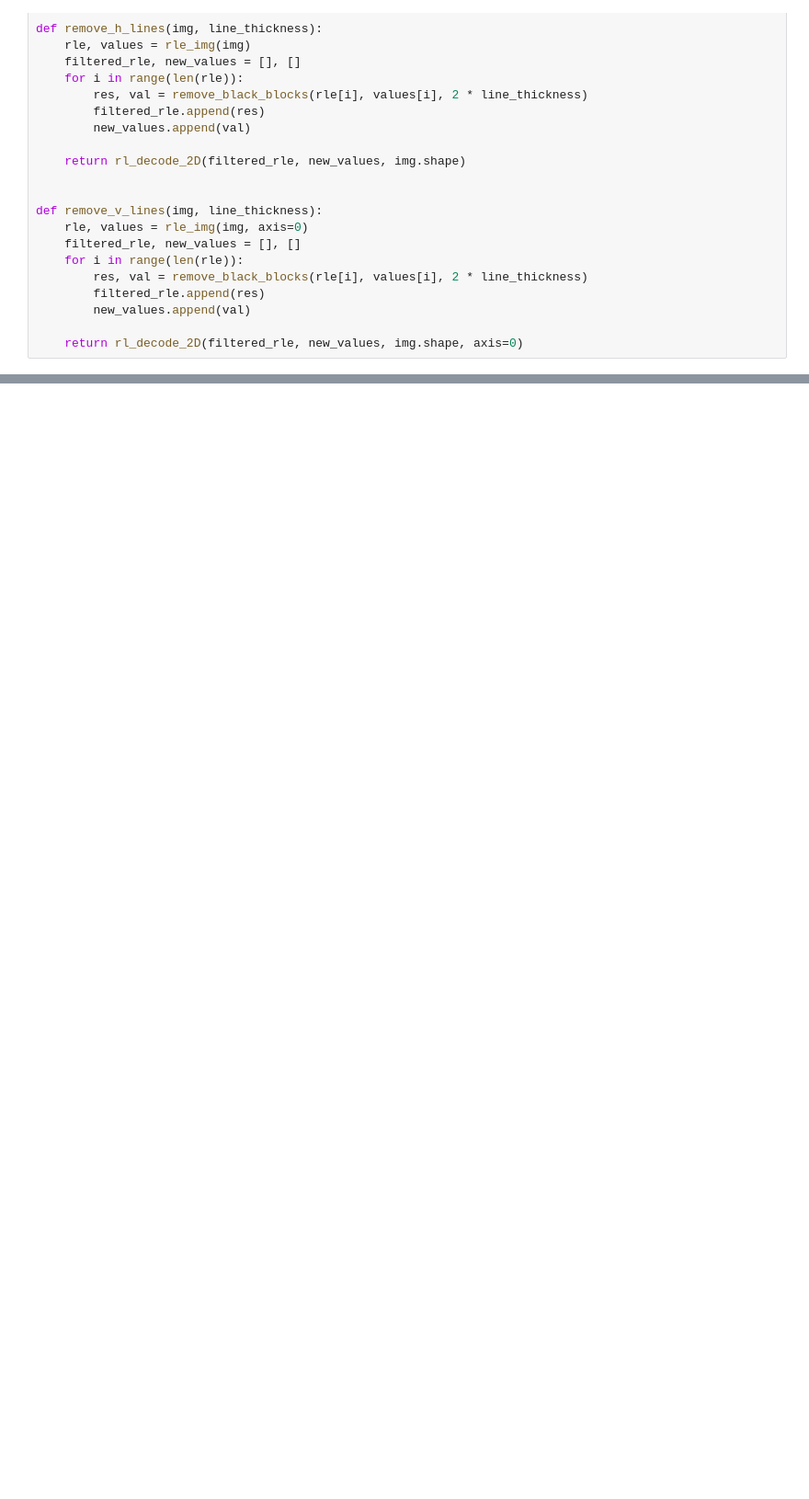
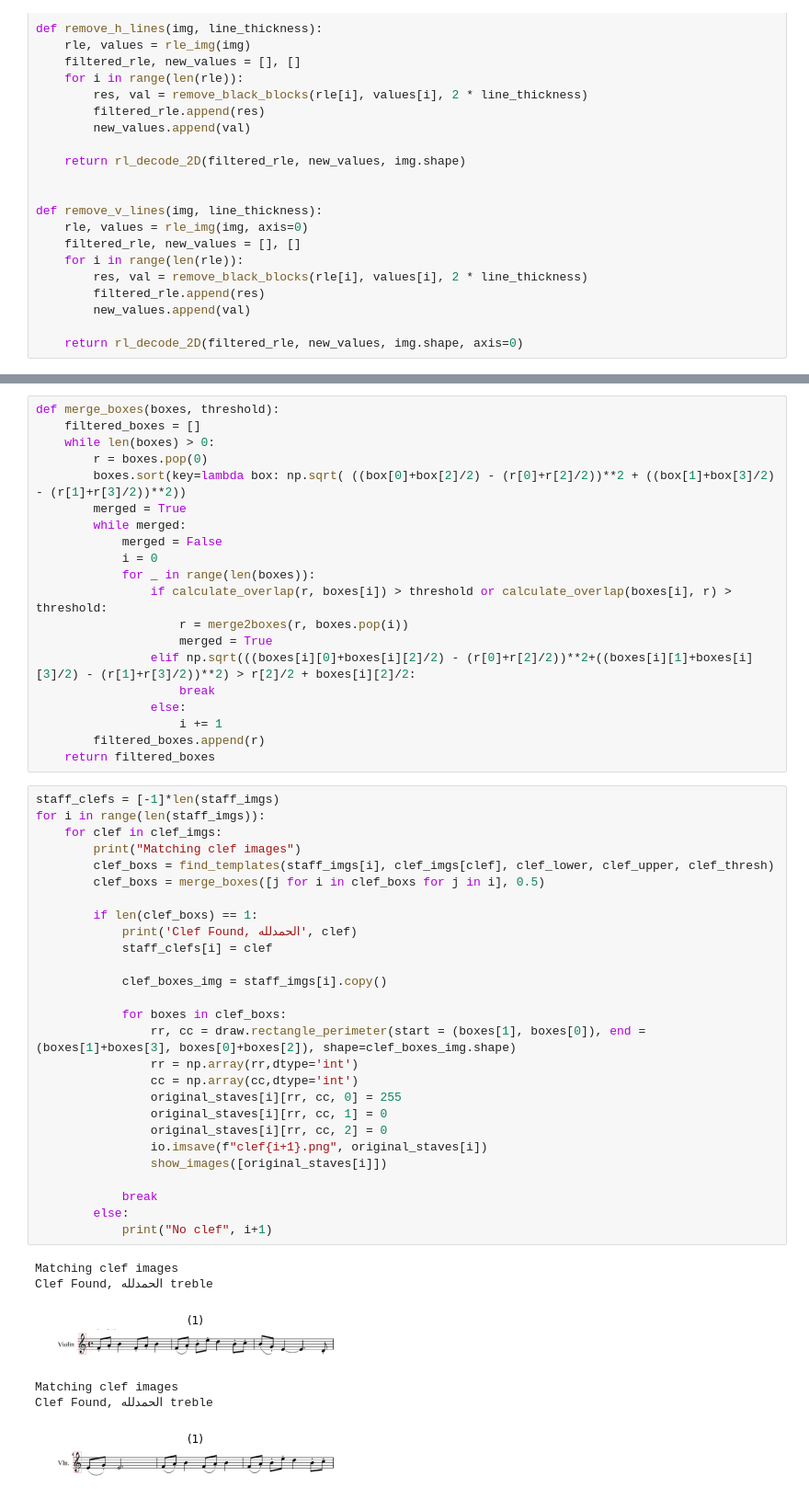
Before and after one commit to aashrafh/Mozart, a Jupyter notebook: omr2.ipynb, the cells around one changed output, grey strips where cells are left out. Shown at 92% size. Cells and saved outputs as stored; diff of their text form; blank space fills up the shorter version.

Commit message:
Detect clef and time

```diff
--- a/omr2.ipynb
+++ b/omr2.ipynb
@@ -257,0 +349,54 @@ for clef in clef_imgs:
+# %%
+def merge_boxes(boxes, threshold):
+    filtered_boxes = []
+    while len(boxes) > 0:
+        r = boxes.pop(0)
+        boxes.sort(key=lambda box: np.sqrt( ((box[0]+box[2]/2) - (r[0]+r[2]/2))**2 + ((box[1]+box[3]/2) - (r[1]+r[3]/2))**2))
+        merged = True
+        while merged:
+            merged = False
+            i = 0
+            for _ in range(len(boxes)):
+                if calculate_overlap(r, boxes[i]) > threshold or calculate_overlap(boxes[i], r) > threshold:
+                    r = merge2boxes(r, boxes.pop(i))
+                    merged = True
+                elif np.sqrt(((boxes[i][0]+boxes[i][2]/2) - (r[0]+r[2]/2))**2+((boxes[i][1]+boxes[i][3]/2) - (r[1]+r[3]/2))**2) > r[2]/2 + boxes[i][2]/2:
+                    break
+                else:
+                    i += 1
+        filtered_boxes.append(r)
+    return filtered_boxes
+# %%
+staff_clefs = [-1]*len(staff_imgs)
+for i in range(len(staff_imgs)):
+    for clef in clef_imgs:
+        print("Matching clef images")
+        clef_boxs = find_templates(staff_imgs[i], clef_imgs[clef], clef_lower, clef_upper, clef_thresh)
+        clef_boxs = merge_boxes([j for i in clef_boxs for j in i], 0.5)
+
+        if len(clef_boxs) == 1:
+            print('Clef Found, الحمدلله', clef)
+            staff_clefs[i] = clef
+
+            clef_boxes_img = staff_imgs[i].copy()
+
+            for boxes in clef_boxs:
+                rr, cc = draw.rectangle_perimeter(start = (boxes[1], boxes[0]), end = (boxes[1]+boxes[3], boxes[0]+boxes[2]), shape=clef_boxes_img.shape)
+                rr = np.array(rr,dtype='int')
+                cc = np.array(cc,dtype='int')
+                original_staves[i][rr, cc, 0] = 255
+                original_staves[i][rr, cc, 1] = 0
+                original_staves[i][rr, cc, 2] = 0
+                io.imsave(f"clef{i+1}.png", original_staves[i])
+                show_images([original_staves[i]])
+
+            break
+        else:
+            print("No clef", i+1)
+# %% [output]
+Matching clef images
+Clef Found, الحمدلله treble
+[figure, added]
+Matching clef images
+Clef Found, الحمدلله treble
+[figure, added]
```
Also changed, not shown: parts of 10 cells of this notebook, 20 other files.
